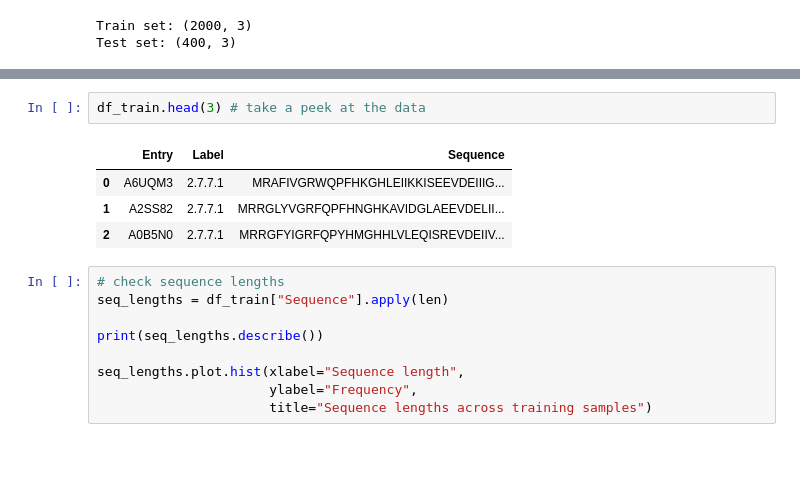
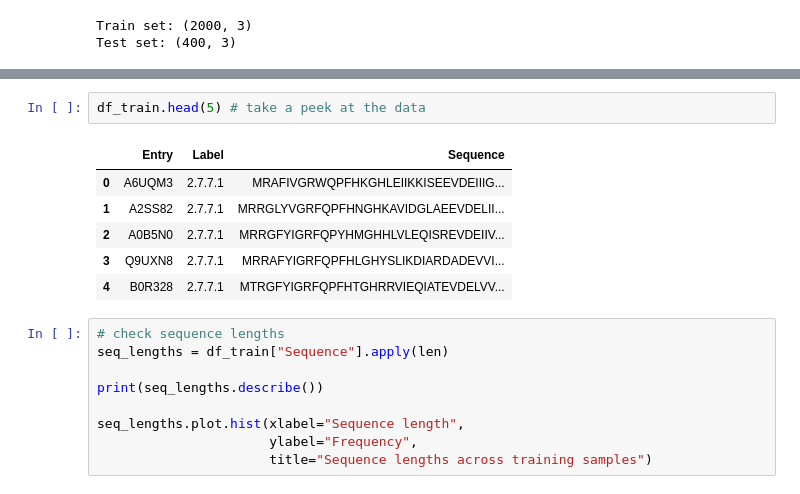
Before and after one commit to BrynMarieR/CS690U, a Jupyter notebook: Convergent_Enzyme_Classification.ipynb, the cells around one changed output, grey strips where cells are left out. Drawn from its saved outputs; the diff is of its cells as text; blank space fills up the shorter version.

```diff
--- a/Convergent_Enzyme_Classification.ipynb
+++ b/Convergent_Enzyme_Classification.ipynb
@@ -36,10 +42,12 @@ Test set: (400, 3)
 # %%
-df_train.head(3) # take a peek at the data
+df_train.head(5) # take a peek at the data
 # %% [output]
 |  | Entry | Label | Sequence |
 | 0 | A6UQM3 | 2.7.7.1 | MRAFIVGRWQPFHKGHLEIIKKISEEVDEIIIG... |
 | 1 | A2SS82 | 2.7.7.1 | MRRGLYVGRFQPFHNGHKAVIDGLAEEVDELII... |
 | 2 | A0B5N0 | 2.7.7.1 | MRRGFYIGRFQPYHMGHHLVLEQISREVDEIIV... |
+| 3 | Q9UXN8 | 2.7.7.1 | MRRAFYIGRFQPFHLGHYSLIKDIARDADEVVI... |
+| 4 | B0R328 | 2.7.7.1 | MTRGFYIGRFQPFHTGHRRVIEQIATEVDELVV... |
 # %%
 # check sequence lengths
 seq_lengths = df_train["Sequence"].apply(len)
```
Also changed, not shown: parts of 7 cells of this notebook, 1 other file.
